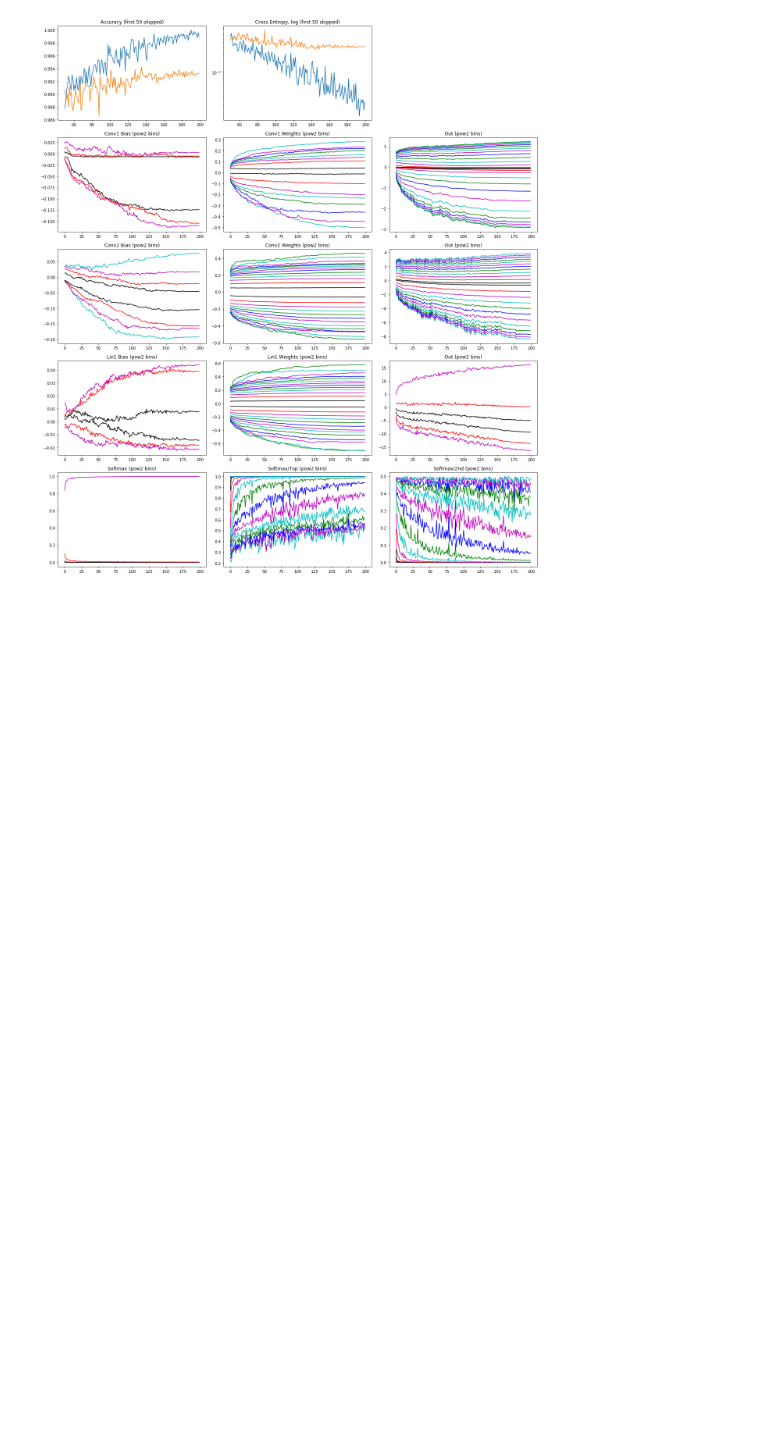
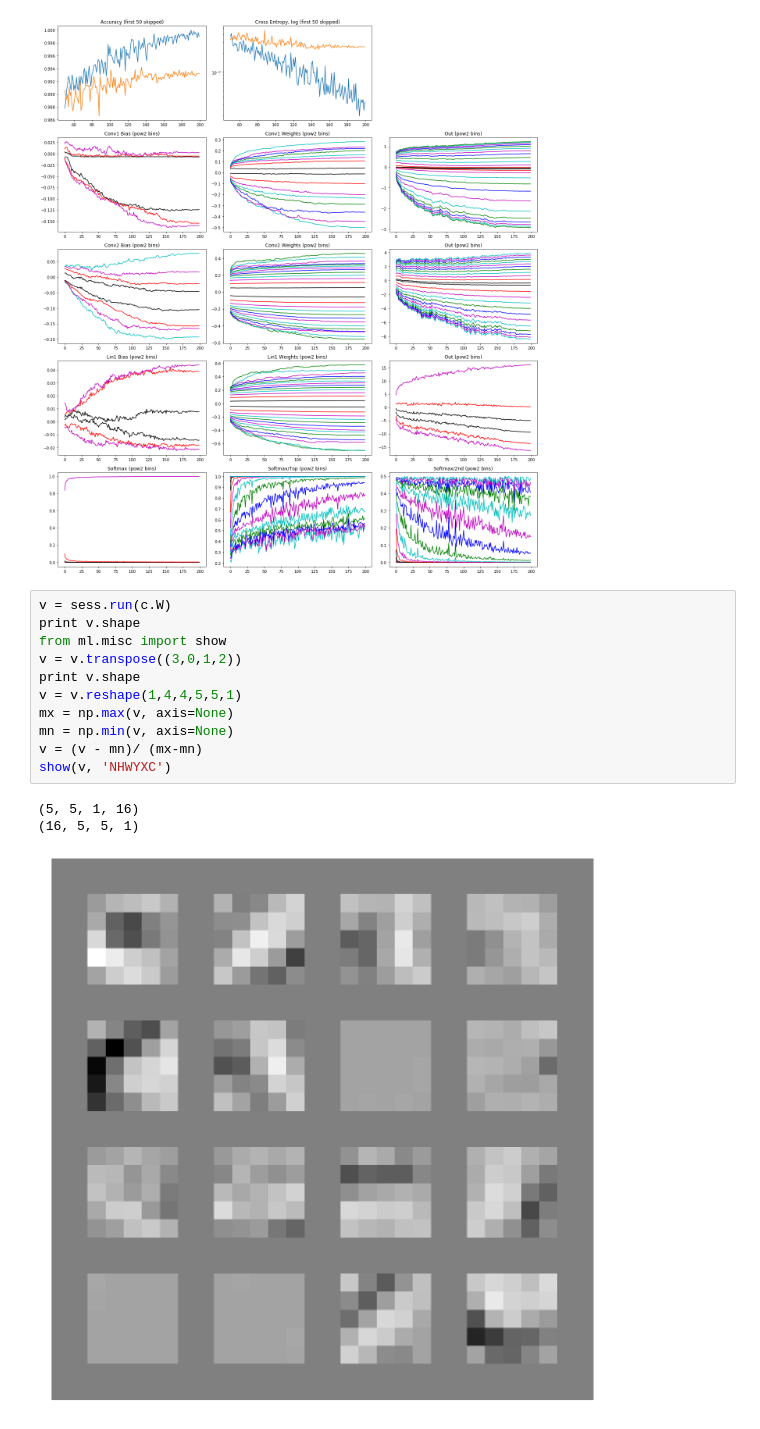
Before and after one commit to gorobei9/jtest, a Jupyter notebook: machine-learning/explore-cls-mnist-small.ipynb, the cells around one changed output. Saved outputs shown, nothing was run; the diff lists cells and outputs as text; blank space fills up the shorter version.

```diff
--- a/machine-learning/explore-cls-mnist-small.ipynb
+++ b/machine-learning/explore-cls-mnist-small.ipynb
@@ -126,3 +126,18 @@ test accuracy   0.9938
 track.plotAll(width=18, height=20)
 # %% [output]
 [figure]
+# %%
+v = sess.run(c.W)
+print v.shape
+from ml.misc import show
+v = v.transpose((3,0,1,2))
+print v.shape
+v = v.reshape(1,4,4,5,5,1)
+mx = np.max(v, axis=None)
+mn = np.min(v, axis=None)
+v = (v - mn)/ (mx-mn)
+show(v, 'NHWYXC')
+# %% [output]
+(5, 5, 1, 16)
+(16, 5, 5, 1)
+[figure, added]
```
Also changed, not shown: 4 other files.
